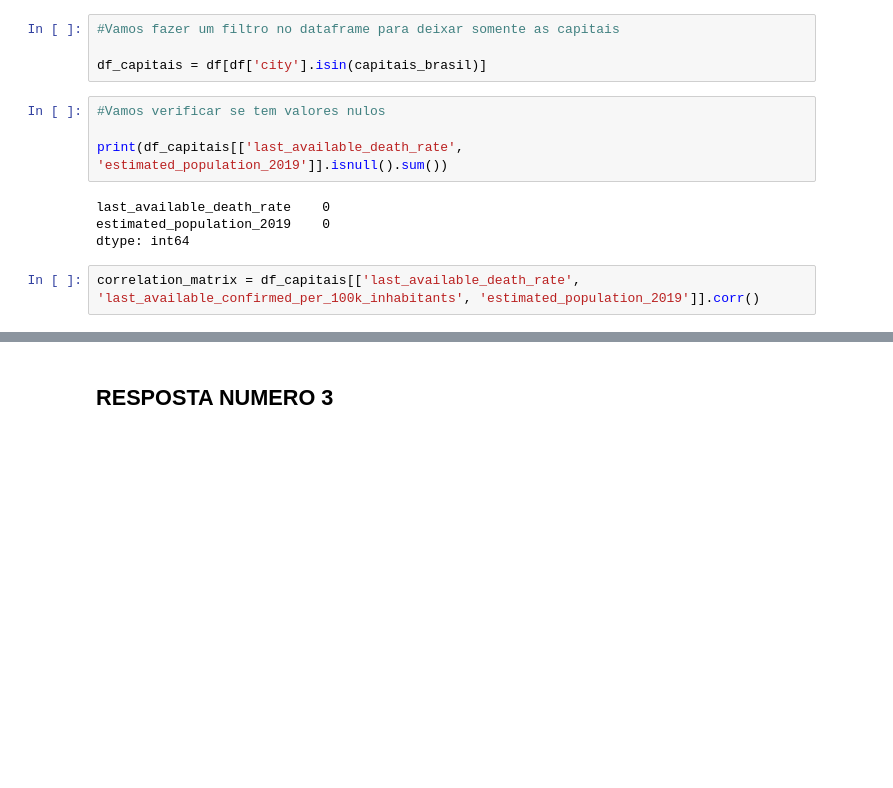
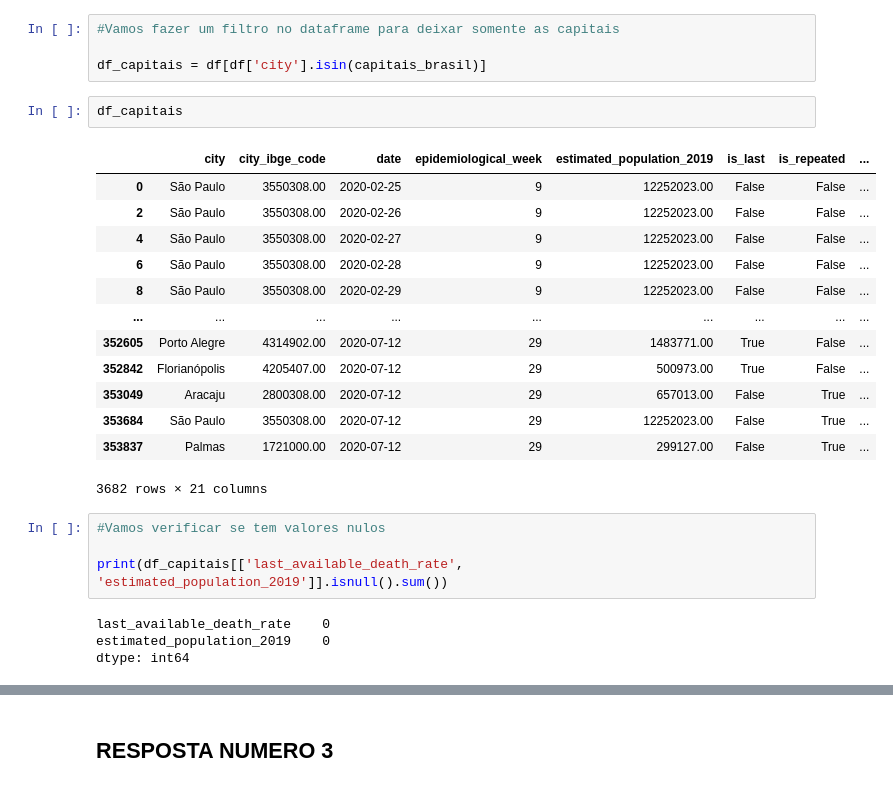
Before and after one commit to LerinaMM/data_analysis_covid19_udesc_work, a Jupyter notebook: covid_udesc.ipynb, the cells around one changed output, grey strips where cells are left out. Saved outputs shown, nothing was run; the diff lists cells and outputs as text; blank space fills up the shorter version.

```diff
--- a/covid_udesc.ipynb
+++ b/covid_udesc.ipynb
@@ -648,6 +668,22 @@ capitais_brasil = ['Rio Branco', 'Maceió', 'Macapá', 'Manaus', 'Salvador', 'Fo
 #Vamos fazer um filtro no dataframe para deixar somente as capitais
 
 df_capitais = df[df['city'].isin(capitais_brasil)]
+# %%
+df_capitais
+# %% [output]
+|  | city | city_ibge_code | date | epidemiological_week | estimated_population_2019 | is_last | is_repeated | ... |
+| 0 | São Paulo | 3550308.00 | 2020-02-25 | 9 | 12252023.00 | False | False | ... |
+| 2 | São Paulo | 3550308.00 | 2020-02-26 | 9 | 12252023.00 | False | False | ... |
+| 4 | São Paulo | 3550308.00 | 2020-02-27 | 9 | 12252023.00 | False | False | ... |
+| 6 | São Paulo | 3550308.00 | 2020-02-28 | 9 | 12252023.00 | False | False | ... |
+| 8 | São Paulo | 3550308.00 | 2020-02-29 | 9 | 12252023.00 | False | False | ... |
+| ... | ... | ... | ... | ... | ... | ... | ... | ... |
+| 352605 | Porto Alegre | 4314902.00 | 2020-07-12 | 29 | 1483771.00 | True | False | ... |
+| 352842 | Florianópolis | 4205407.00 | 2020-07-12 | 29 | 500973.00 | True | False | ... |
+| 353049 | Aracaju | 2800308.00 | 2020-07-12 | 29 | 657013.00 | False | True | ... |
+| 353684 | São Paulo | 3550308.00 | 2020-07-12 | 29 | 12252023.00 | False | True | ... |
+| 353837 | Palmas | 1721000.00 | 2020-07-12 | 29 | 299127.00 | False | True | ... |
+3682 rows × 21 columns
 # %%
 #Vamos verificar se tem valores nulos
 
@@ -656,5 +692,3 @@ print(df_capitais[['last_available_death_rate', 'estimated_population_2019']].is
 last_available_death_rate    0
 estimated_population_2019    0
 dtype: int64
-# %%
-correlation_matrix = df_capitais[['last_available_death_rate', 'last_available_confirmed_per_100k_inhabitants', 'estimated_population_2019']].corr()
```
Also changed, not shown: parts of 38 cells of this notebook.
